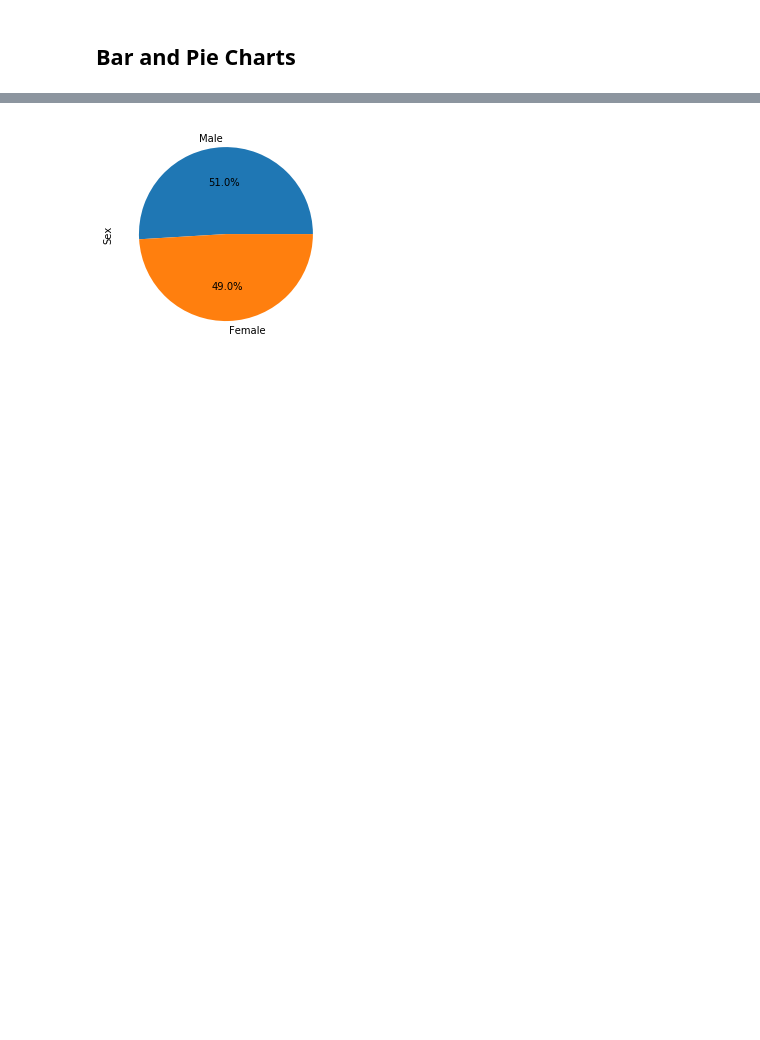
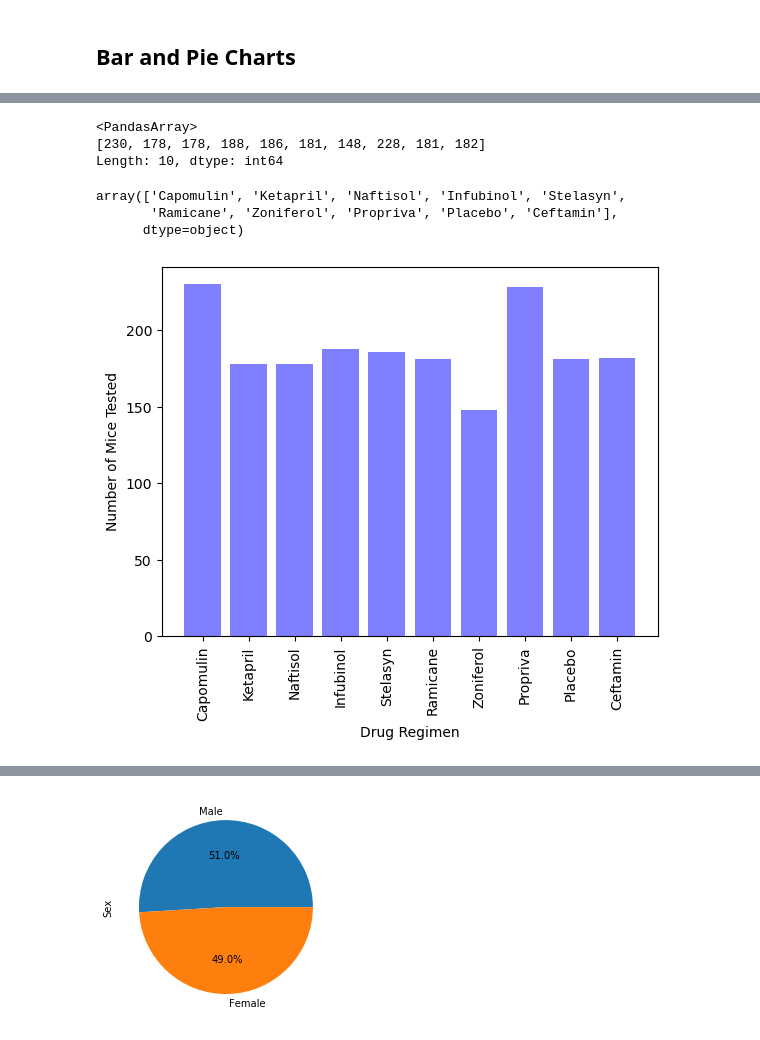
Before and after one commit to jonnybrammah/Pymaceuticals, a Jupyter notebook: Pymaceuticals/pymaceuticals.ipynb, the cells around one changed output, grey strips where cells are left out. Cells and saved outputs as stored; diff of their text form; code cells hidden in the pictures; blank space fills up the shorter version.

```diff
--- a/Pymaceuticals/pymaceuticals.ipynb
+++ b/Pymaceuticals/pymaceuticals.ipynb
@@ -184,2 +198,42 @@ clean_results_complete.nunique()["Mouse ID"]
+# %%
+# Generate a bar plot showing the total number of timepoints for all mice tested for each drug regimen using pyplot.
+
+###### Can't quite figure out this bit - my graph is out of order! #####
+
+#Get the timepoints (but this returns a series)
+timepoints = grouped_results["Timepoint"].count()
+#Convert it to an array for plotting
+timepoints_array = timepoints.array
+
+#Return each drug regiment in an array
+drug_regimen = clean_results_complete["Drug Regimen"].unique()
+
+#Define the x-axis points
+x_axis = np.arange(len(drug_regimen))
+
+#Plot the bar chart
+plt.bar(x_axis, timepoints, color='blue', alpha=0.5, align="center")
+
+#input the tick locations
+tick_locations = [value for value in x_axis]
+plt.xticks(tick_locations, drug_regimen)
+plt.xticks(rotation=90)
+
+#Change axes and chart titles
+
+plt.xlabel("Drug Regimen")
+plt.ylabel("Number of Mice Tested")
+plt.show
+
+display(timepoints_array)
+display(drug_regimen)
+# %% [output]
+<PandasArray>
+[230, 178, 178, 188, 186, 181, 148, 228, 181, 182]
+Length: 10, dtype: int64
+array(['Capomulin', 'Ketapril', 'Naftisol', 'Infubinol', 'Stelasyn',
+       'Ramicane', 'Zoniferol', 'Propriva', 'Placebo', 'Ceftamin'],
+      dtype=object)
+[figure, added]
 # %%
 # Generate a pie plot showing the distribution of female versus male mice using Pandas
```
Also changed, not shown: parts of 7 cells of this notebook.
